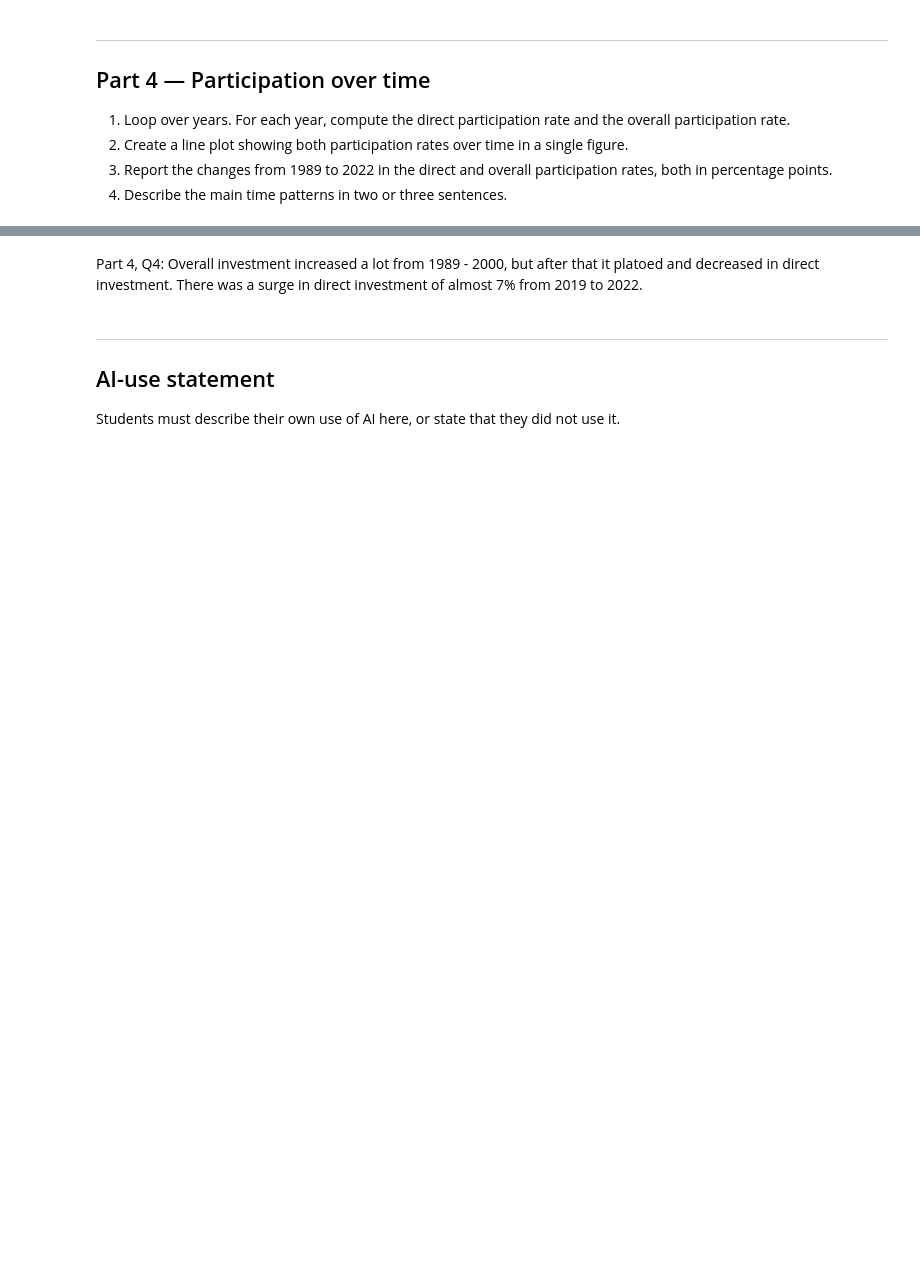
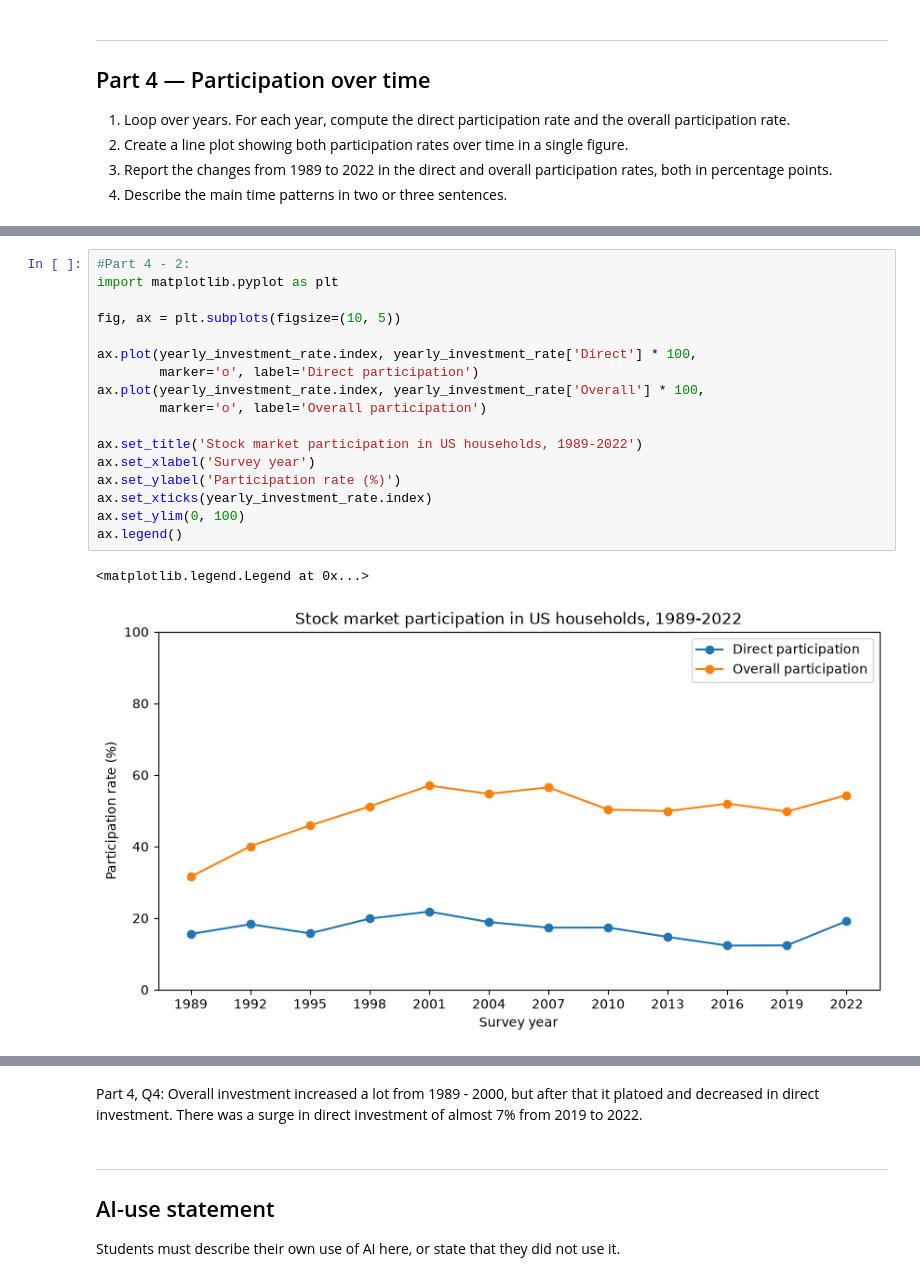
Before and after one commit to theokri105/TECH2-H26-assignment3, a Jupyter notebook: assignment3.ipynb, the cells around one changed output, grey strips where cells are left out. Cells and saved outputs as stored; diff of their text form; blank space fills up the shorter version.

```diff
--- a/assignment3.ipynb
+++ b/assignment3.ipynb
@@ -348,4 +321,24 @@ yearly_investment_rate.style.format('{:.1%}') # I must remember to be careful wi
 | 2016 | 12.3% | 52.0% |
 | 2019 | 12.4% | 49.8% |
 | 2022 | 19.2% | 54.3% |
+# %%
+#Part 4 - 2:
+import matplotlib.pyplot as plt
+
+fig, ax = plt.subplots(figsize=(10, 5))
+
+ax.plot(yearly_investment_rate.index, yearly_investment_rate['Direct'] * 100,
+        marker='o', label='Direct participation')
+ax.plot(yearly_investment_rate.index, yearly_investment_rate['Overall'] * 100,
+        marker='o', label='Overall participation')
+
+ax.set_title('Stock market participation in US households, 1989-2022')
+ax.set_xlabel('Survey year')
+ax.set_ylabel('Participation rate (%)')
+ax.set_xticks(yearly_investment_rate.index)
+ax.set_ylim(0, 100)
+ax.legend()
+# %% [output]
+<matplotlib.legend.Legend at 0x...>
+[figure, added]
 # %%
```
Also changed, not shown: parts of 16 cells of this notebook.
